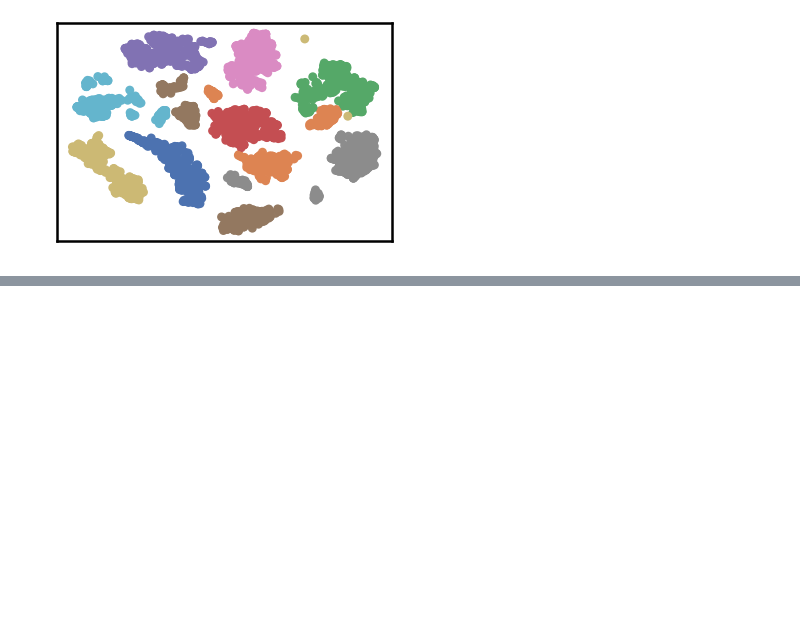
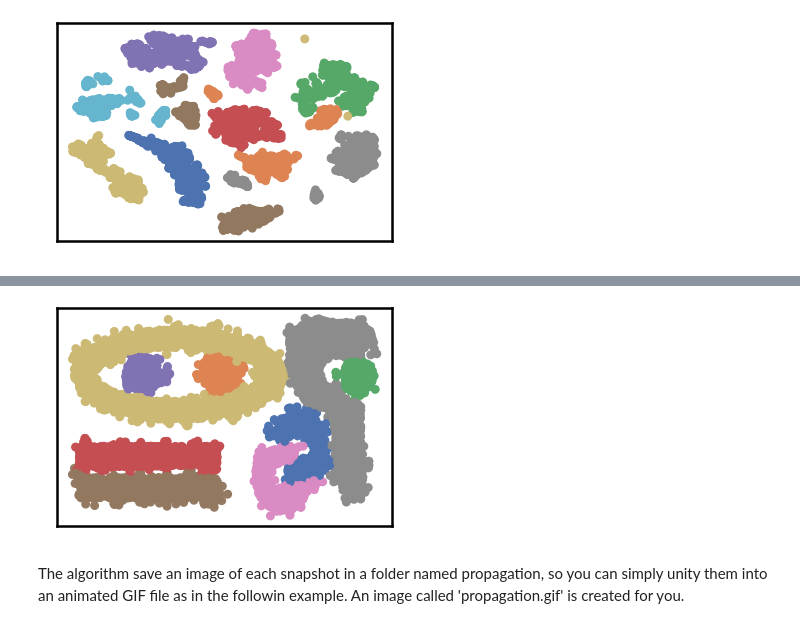
Before and after one commit to scikit-learn-contrib/denmune-clustering-algorithm, a Jupyter notebook: colab/how_to_use_it.ipynb, the cells around one changed output, grey strips where cells are left out. Cells and saved outputs as stored; diff of their text form; code cells hidden in the pictures; blank space fills up the shorter version.

```diff
--- a/colab/how_to_use_it.ipynb
+++ b/colab/how_to_use_it.ipynb
@@ -173,0 +248,27 @@ Plotting test data
+# %%
+dataset = "t7.10k" #
+data_path = 'datasets/denmune/chameleon/'
+
+# train file
+data_file = data_path + dataset +'.csv'
+X_train = pd.read_csv(data_file, sep=',', header=None)
+
+
+from itertools import chain
+
+# Denmune's Paramaters
+knn = 39 # number of k-nearest neighbor, the only parameter required by the algorithm
+
+# create list of differnt snapshots of the propagation
+snapshots = chain(range(2,5), range(5,50,10), range(50, 100, 25), range(100,500,100), range(500,2000, 250), range(1000,5500, 500))
+
+from IPython.display import clear_output
+for snapshot in snapshots:
+    print ("itration", snapshot )
+    clear_output(wait=True)
+    dm = DenMune(train_data=X_train, k_nearest=knn, rgn_tsne=False, prop_step=snapshot)
+    labels, validity = dm.fit_predict(show_analyzer=False, show_noise=False)
+# %% [output]
+[figure, added]
+# %% [markdown]
+The algorithm save an image of each snapshot in a folder named propagation, so you can simply unity them into an animated GIF file as in the followin example. An image called 'propagation.gif' is created for you.
```
Also changed, not shown: parts of 11 cells of this notebook.
